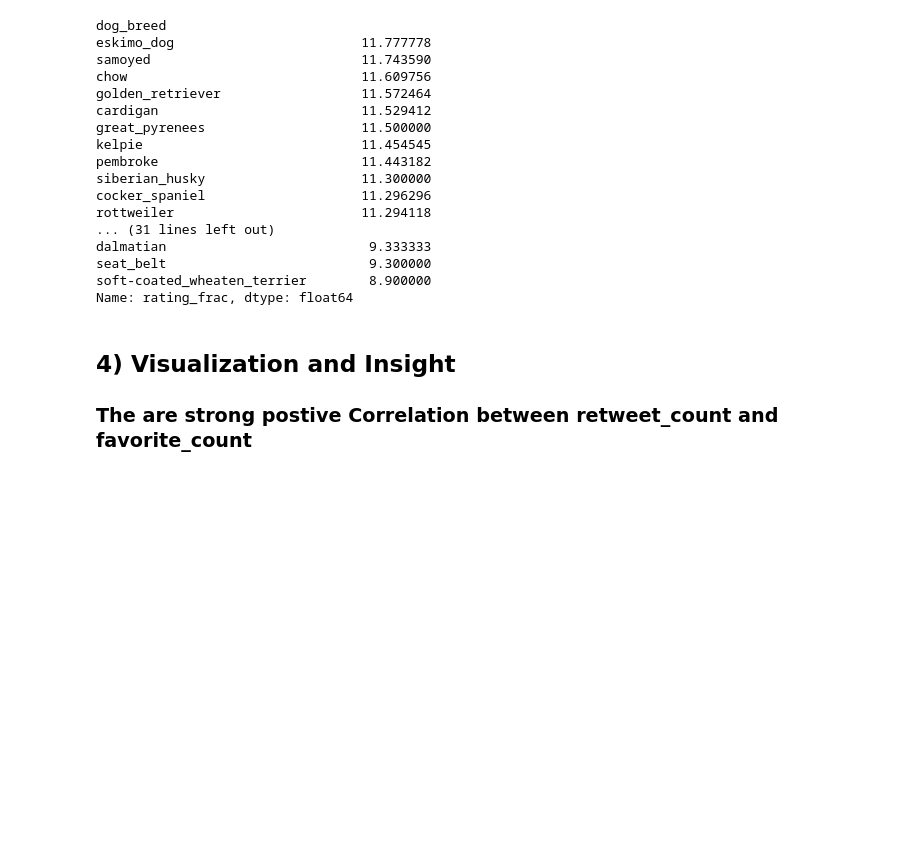
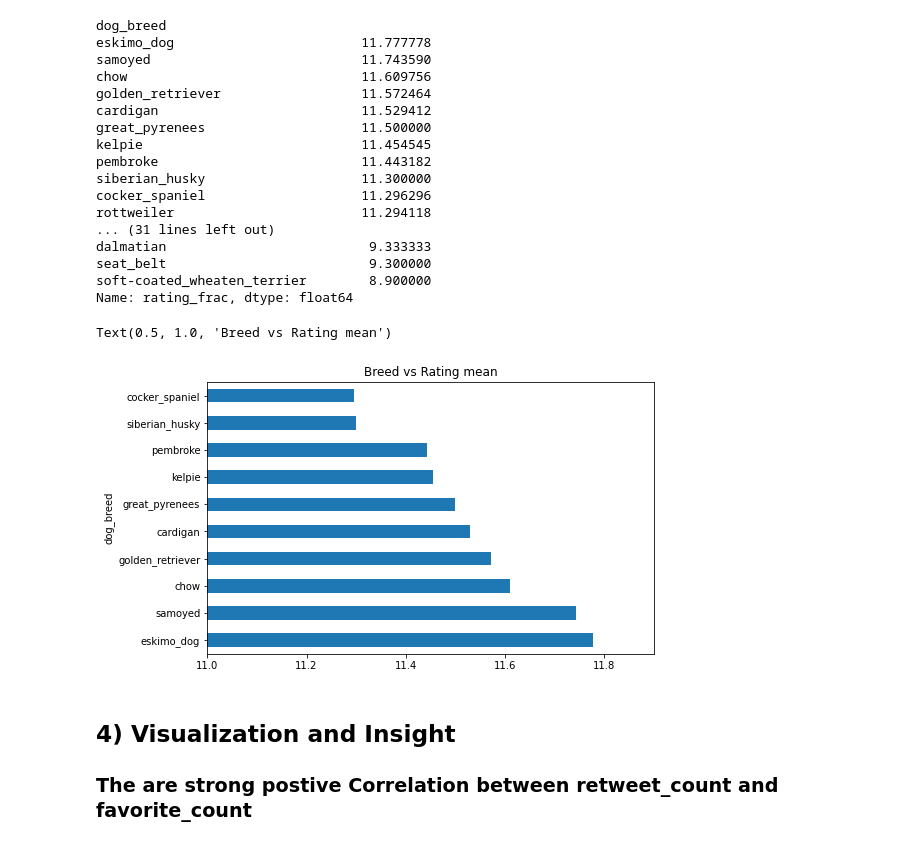
Before and after one commit to Onsymers/Wrangle_WeRateDogs, a Jupyter notebook: wrangle_act.ipynb, the cells around one changed output. Saved outputs shown, nothing was run; the diff lists cells and outputs as text; code cells hidden in the pictures; blank space fills up the shorter version.

```diff
--- a/wrangle_act.ipynb
+++ b/wrangle_act.ipynb
@@ -1016,7 +1006,8 @@ len(df_twitter_archive.query("rating_frac > 10")) / len(df_twitter_archive) *100
 # %%
 df_dog_breed = df_twitter_archive.groupby('dog_breed').filter(lambda x: len(x) >= 10)
 # %%
-df_dog_breed.groupby('dog_breed').mean()['rating_frac'].sort_values(ascending=False)
+g = df_dog_breed.groupby('dog_breed').mean()['rating_frac'].sort_values(ascending=False)
+g
 # %% [output]
 dog_breed
 eskimo_dog                        11.777778
@@ -1035,6 +1026,14 @@ dalmatian                          9.333333
 seat_belt                          9.300000
 soft-coated_wheaten_terrier        8.900000
 Name: rating_frac, dtype: float64
+# %%
+ax = g[:10].plot(kind='barh', figsize=(8,5),xlim=(11,11.9), ylabel='rating_mean')
+plt.title('Breed vs Rating mean')
+#fig = ax.get_figure()
+#fig.savefig('bread_mean_rate.png',dpi=300, quality=95, bbox_inches='tight')
+# %% [output]
+Text(0.5, 1.0, 'Breed vs Rating mean')
+[figure, added]
 # %% [markdown]
 ## 4) Visualization and Insight
 ### The are strong postive Correlation between retweet_count and favorite_count
```
Also changed, not shown: parts of 22 cells of this notebook, 1 other file.
